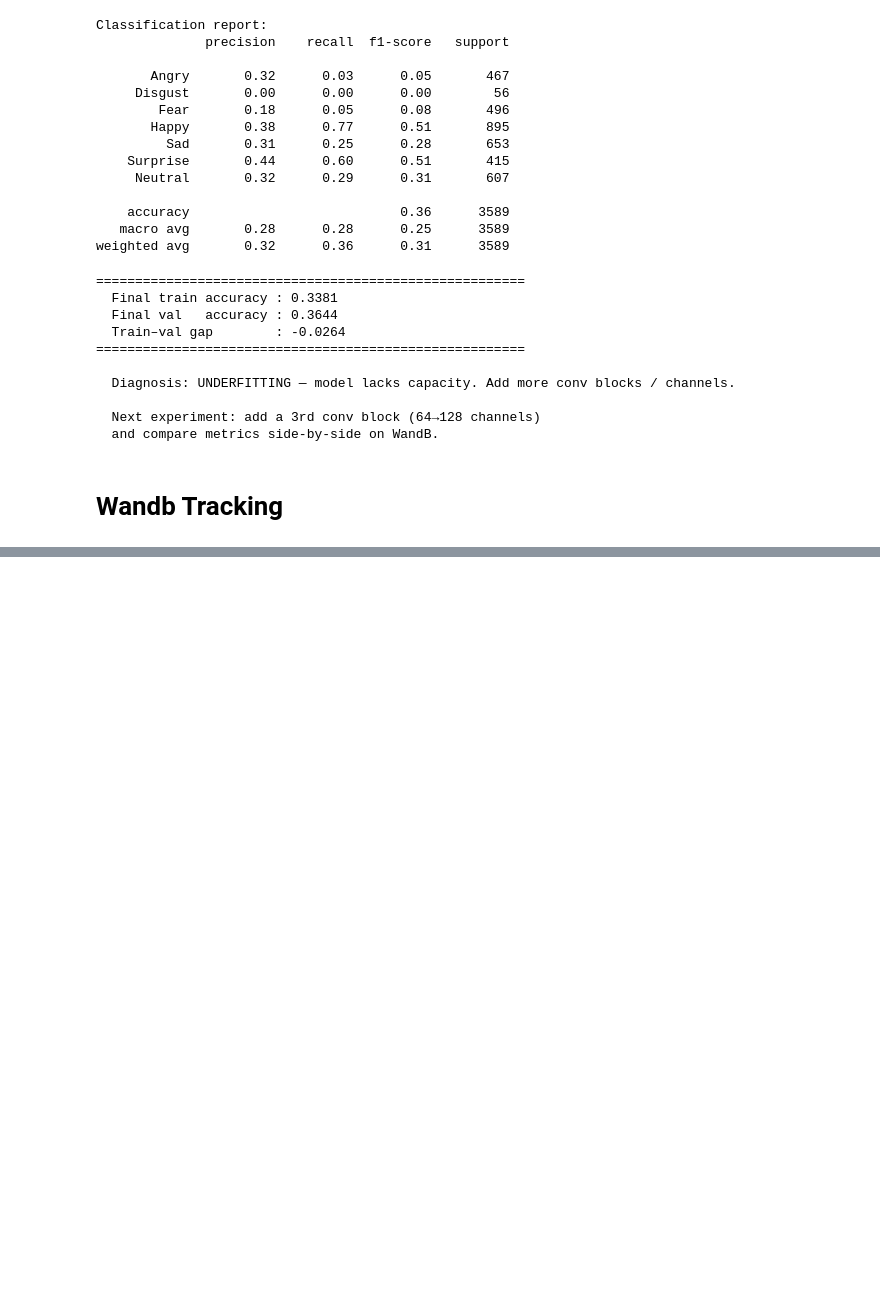
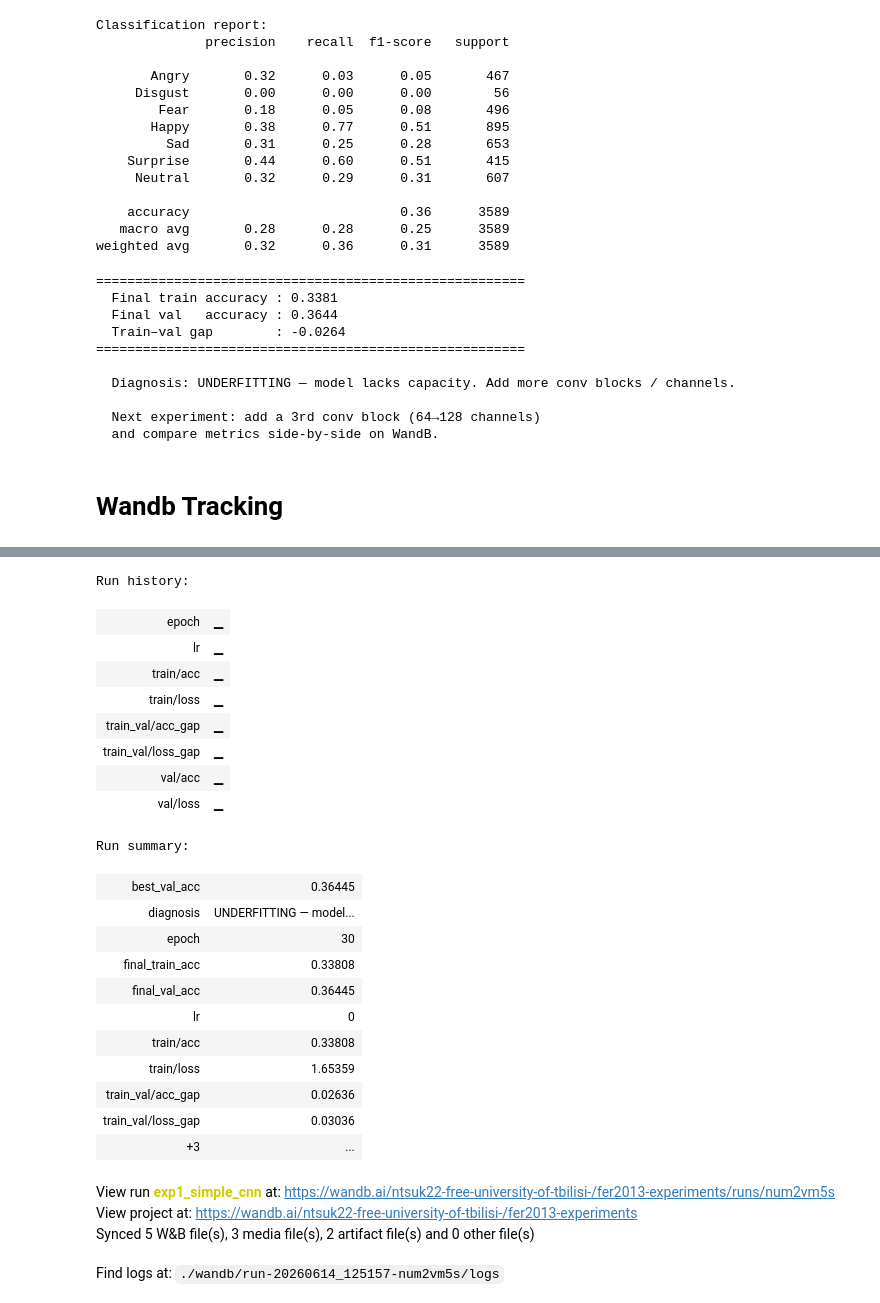
Before and after one commit to ntsuk22/Facial_Expression_Recognition, a Jupyter notebook: Simple_CNN_1.ipynb, the cells around one changed output, grey strips where cells are left out. Drawn from its saved outputs; the diff is of its cells as text; code cells hidden in the pictures; blank space fills up the shorter version.

Commit message:
exp1_simple_cnn

```diff
--- a/Simple_CNN_1.ipynb
+++ b/Simple_CNN_1.ipynb
@@ -328,8 +328,9 @@ classifier.4.bias                             (7,)                       0.00223
 # %% [markdown]
 ## Training
 # %%
+EXPERIMENT_NAME = "exp1_simple_cnn"
 CONFIG = dict(
-    experiment   = "exp1_simple_cnn",
+    experiment   = EXPERIMENT_NAME,
     architecture = "SimpleCNN_2block_GAP",
     epochs       = 30,
     batch_size   = BATCH_SIZE,
@@ -590,0 +564,34 @@ wandb.finish()
+# %%
+wandb.log({"confusion_matrix": wandb.Image(fig)})
+
+from sklearn.metrics import classification_report
+
+report = classification_report(
+    all_labels, all_preds,
+    target_names=EMOTION_LABELS,
+    output_dict=True,
+)
+table_data = [
+    [
+        emotion,
+        round(report[emotion]["precision"], 3),
+        round(report[emotion]["recall"], 3),
+        round(report[emotion]["f1-score"], 3),
+        int(report[emotion]["support"]),
+    ]
+    for emotion in EMOTION_LABELS
+]
+wandb.log({
+    "per_class_metrics": wandb.Table(
+        columns=["Emotion", "Precision", "Recall", "F1-score", "Support"],
+        data=table_data,
+    )
+})
+
+wandb.run.summary["best_val_acc"]    = best_val_acc
+wandb.run.summary["final_train_acc"] = history["train_acc"][-1]
+wandb.run.summary["final_val_acc"]   = history["val_acc"][-1]
+wandb.run.summary["train_val_gap"]   = abs(history["train_acc"][-1] - history["val_acc"][-1])
+wandb.run.summary["diagnosis"]       = diagnosis
+wandb.finish()
+# %% [output]
@@ -590,0 +599,25 @@ wandb.finish()
+Run history:
+| epoch | ▁ |
+| lr | ▁ |
+| train/acc | ▁ |
+| train/loss | ▁ |
+| train_val/acc_gap | ▁ |
+| train_val/loss_gap | ▁ |
+| val/acc | ▁ |
+| val/loss | ▁ |
+Run summary:
+| best_val_acc | 0.36445 |
+| diagnosis | UNDERFITTING — model... |
+| epoch | 30 |
+| final_train_acc | 0.33808 |
+| final_val_acc | 0.36445 |
+| lr | 0 |
+| train/acc | 0.33808 |
+| train/loss | 1.65359 |
+| train_val/acc_gap | 0.02636 |
+| train_val/loss_gap | 0.03036 |
+| +3 | ... |
+View run exp1_simple_cnn at: https://wandb.ai/ntsuk22-free-university-of-tbilisi-/fer2013-experiments/runs/num2vm5s
+View project at: https://wandb.ai/ntsuk22-free-university-of-tbilisi-/fer2013-experiments
+Synced 5 W&B file(s), 3 media file(s), 2 artifact file(s) and 0 other file(s)
+Find logs at: ./wandb/run-20260614_125157-num2vm5s/logs
```
Also changed, not shown: parts of 8 cells of this notebook.
